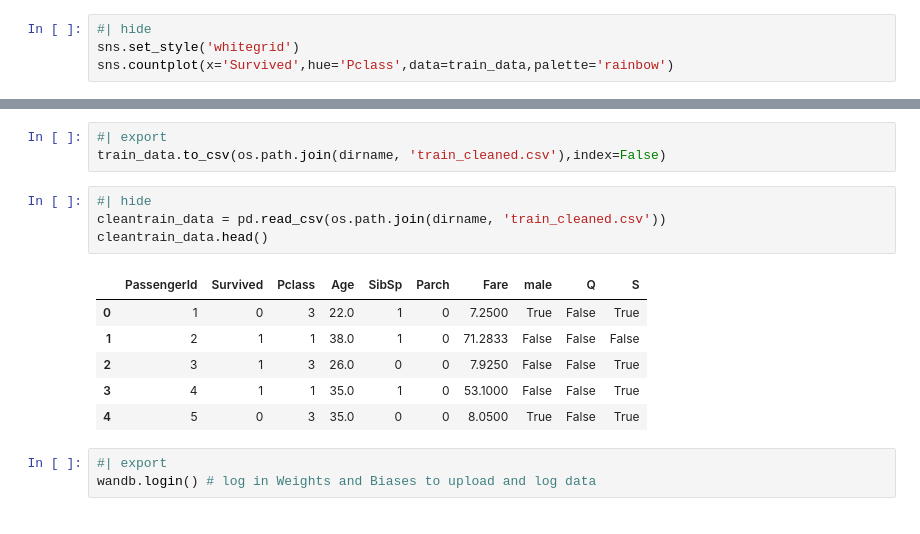
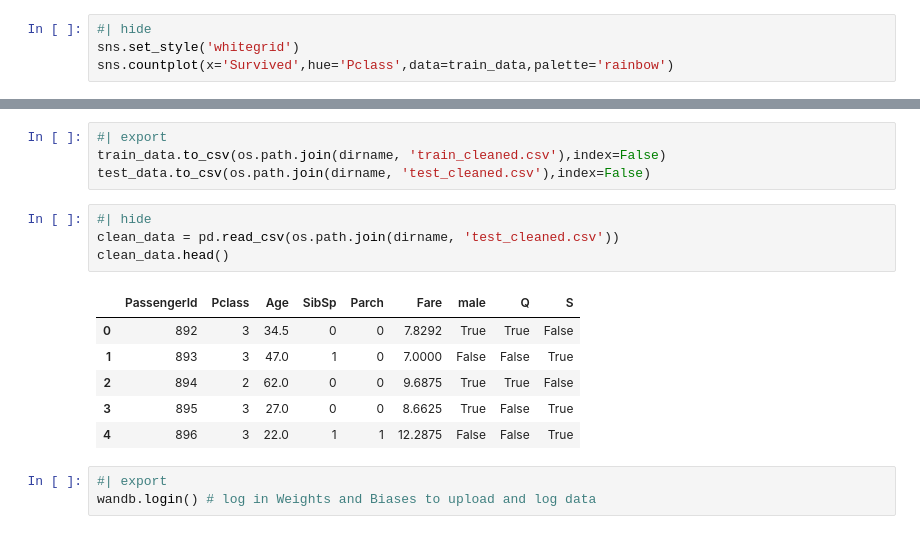
Before and after one commit to Positron00/Kg_TitanicNB, a Jupyter notebook: nbs/01_TitanicDataset.ipynb, the cells around one changed output, grey strips where cells are left out. Cells and saved outputs as stored; diff of their text form.

```diff
--- a/nbs/01_TitanicDataset.ipynb
+++ b/nbs/01_TitanicDataset.ipynb
@@ -160,17 +188,18 @@ train_data.head()
 # %%
 #| export
 train_data.to_csv(os.path.join(dirname, 'train_cleaned.csv'),index=False)
+test_data.to_csv(os.path.join(dirname, 'test_cleaned.csv'),index=False)
 # %%
 #| hide
-cleantrain_data = pd.read_csv(os.path.join(dirname, 'train_cleaned.csv'))
-cleantrain_data.head()
+clean_data = pd.read_csv(os.path.join(dirname, 'test_cleaned.csv'))
+clean_data.head()
 # %% [output]
-|  | PassengerId | Survived | Pclass | Age | SibSp | Parch | Fare | male | Q | S |
-| 0 | 1 | 0 | 3 | 22.0 | 1 | 0 | 7.2500 | True | False | True |
-| 1 | 2 | 1 | 1 | 38.0 | 1 | 0 | 71.2833 | False | False | False |
-| 2 | 3 | 1 | 3 | 26.0 | 0 | 0 | 7.9250 | False | False | True |
-| 3 | 4 | 1 | 1 | 35.0 | 1 | 0 | 53.1000 | False | False | True |
-| 4 | 5 | 0 | 3 | 35.0 | 0 | 0 | 8.0500 | True | False | True |
+|  | PassengerId | Pclass | Age | SibSp | Parch | Fare | male | Q | S |
+| 0 | 892 | 3 | 34.5 | 0 | 0 | 7.8292 | True | True | False |
+| 1 | 893 | 3 | 47.0 | 1 | 0 | 7.0000 | False | False | True |
+| 2 | 894 | 2 | 62.0 | 0 | 0 | 9.6875 | True | True | False |
+| 3 | 895 | 3 | 27.0 | 0 | 0 | 8.6625 | True | False | True |
+| 4 | 896 | 3 | 22.0 | 1 | 1 | 12.2875 | False | False | True |
 # %%
 #| export
 wandb.login() # log in Weights and Biases to upload and log data
```
Also changed, not shown: parts of 17 cells of this notebook, 21 other files.
